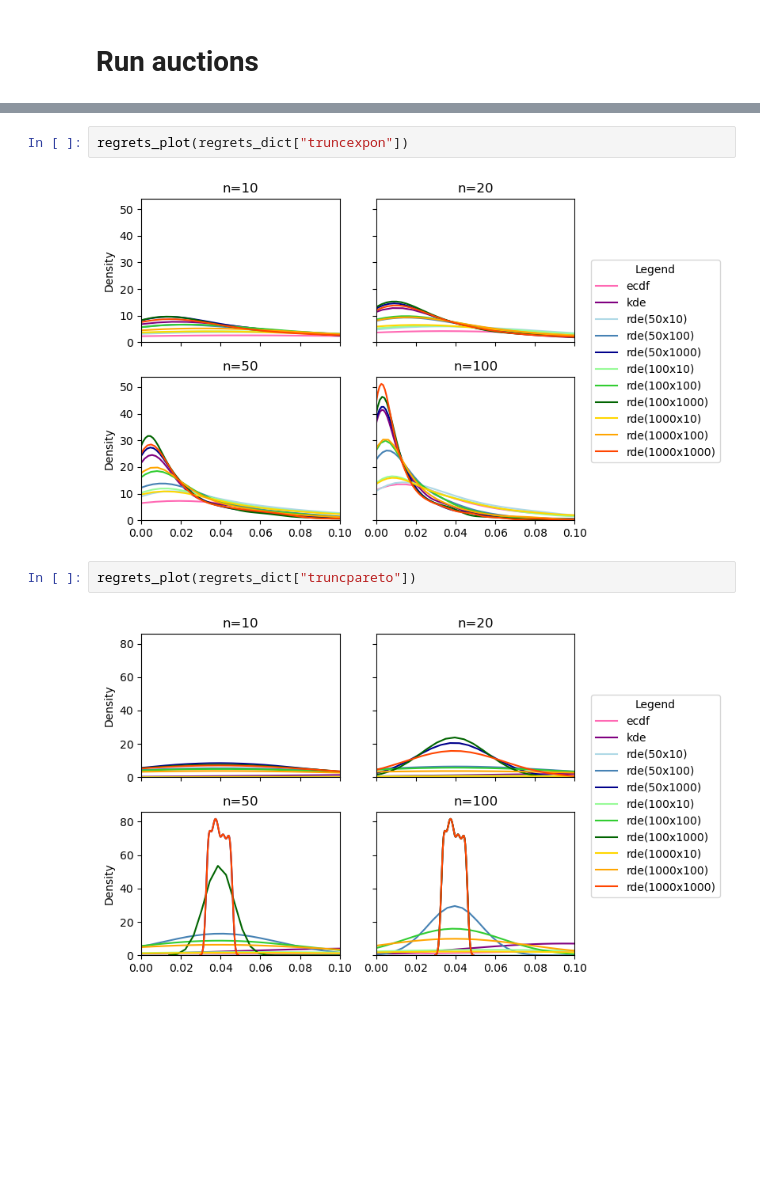
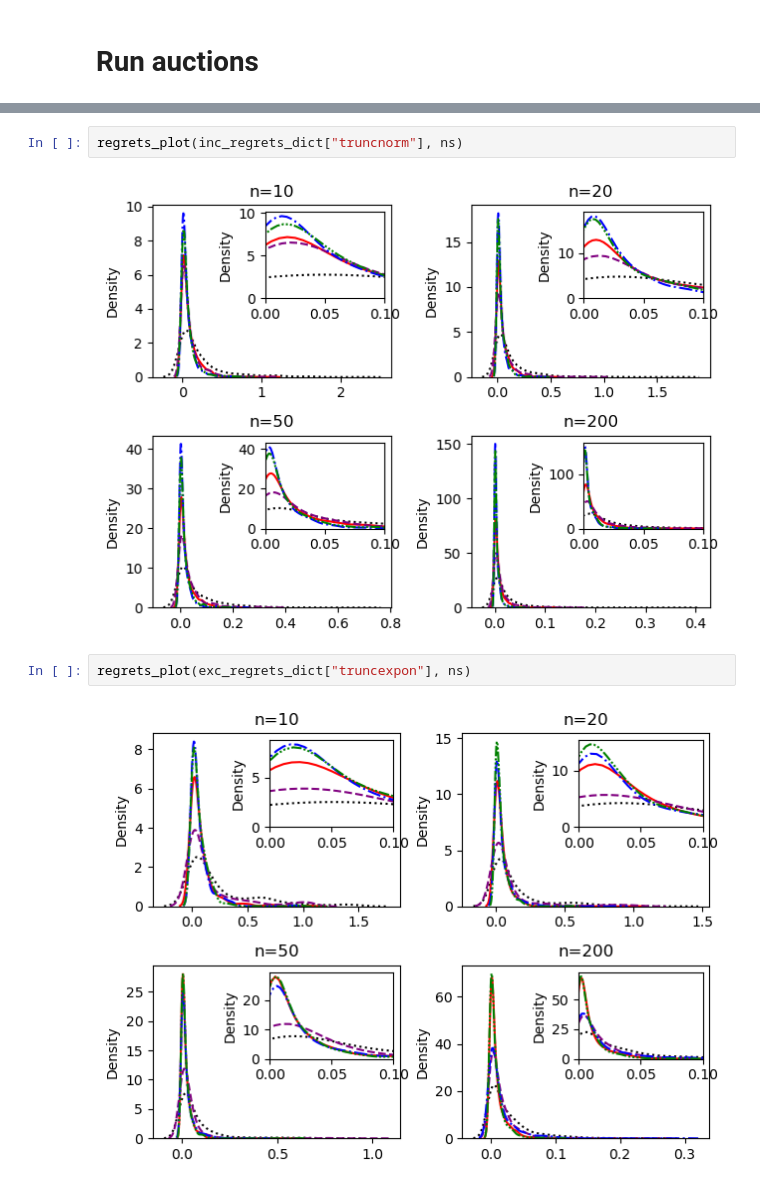
Before and after one commit to yingqi-gao/MAPP, a Jupyter notebook: simulations.ipynb, the cells around one changed output, grey strips where cells are left out. Drawn from its saved outputs; the diff is of its cells as text; blank space fills up the shorter version.

```diff
--- a/simulations.ipynb
+++ b/simulations.ipynb
@@ -101,8 +144,8 @@ regrets_plot(regrets_dict["truncnorm"])
+# %%
+regrets_plot(inc_regrets_dict["truncnorm"], ns)
+# %% [output]
+[figure, added]
 # %%
-regrets_plot(regrets_dict["truncexpon"])
+regrets_plot(exc_regrets_dict["truncexpon"], ns)
 # %% [output]
-[figure, old version]
+[figure, new version]
-# %%
-regrets_plot(regrets_dict["truncpareto"])
-# %% [output]
-[figure, removed]
```
Also changed, not shown: parts of 12 cells of this notebook, 4 other files.
